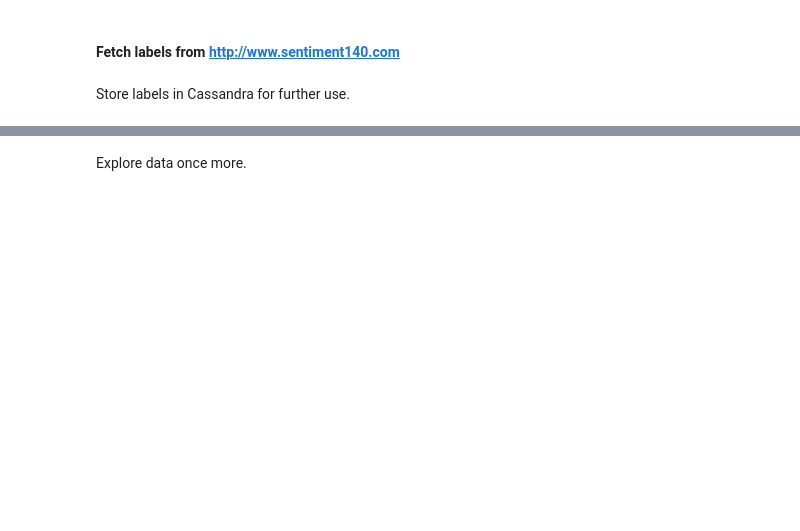
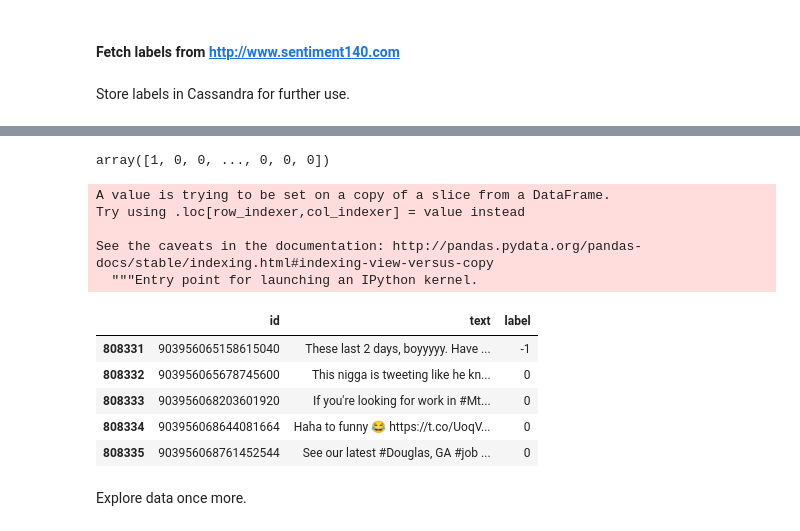
Before and after one commit to dsokal/stream-analysis, a Jupyter notebook: src/Use case.ipynb, the cells around one changed output, grey strips where cells are left out. Saved outputs shown, nothing was run; the diff lists cells and outputs as text; code cells hidden in the pictures; blank space fills up the shorter version.

```diff
--- a/src/Use case.ipynb
+++ b/src/Use case.ipynb
@@ -274,0 +328,4 @@ pd.merge(df, labels_df, on='id', how='outer')
+# %%
+labels_df['sentiment'].values
+# %% [output]
+array([1, 0, 0, ..., 0, 0, 0])
@@ -274,0 +334,17 @@ pd.merge(df, labels_df, on='id', how='outer')
+# %%
+df['label'] = labels_df['sentiment'].values
+# %% [output]
+A value is trying to be set on a copy of a slice from a DataFrame.
+Try using .loc[row_indexer,col_indexer] = value instead
+
+See the caveats in the documentation: http://pandas.pydata.org/pandas-docs/stable/indexing.html#indexing-view-versus-copy
+  """Entry point for launching an IPython kernel.
+# %%
+df.tail()
+# %% [output]
+|  | id | text | label |
+| 808331 | 903956065158615040 | These last 2 days, boyyyyy. Have ... | -1 |
+| 808332 | 903956065678745600 | This nigga is tweeting like he kn... | 0 |
+| 808333 | 903956068203601920 | If you're looking for work in #Mt... | 0 |
+| 808334 | 903956068644081664 | Haha to funny 😂 https://t.co/UoqV... | 0 |
+| 808335 | 903956068761452544 | See our latest #Douglas, GA #job ... | 0 |
```
Also changed, not shown: parts of 24 cells of this notebook.
